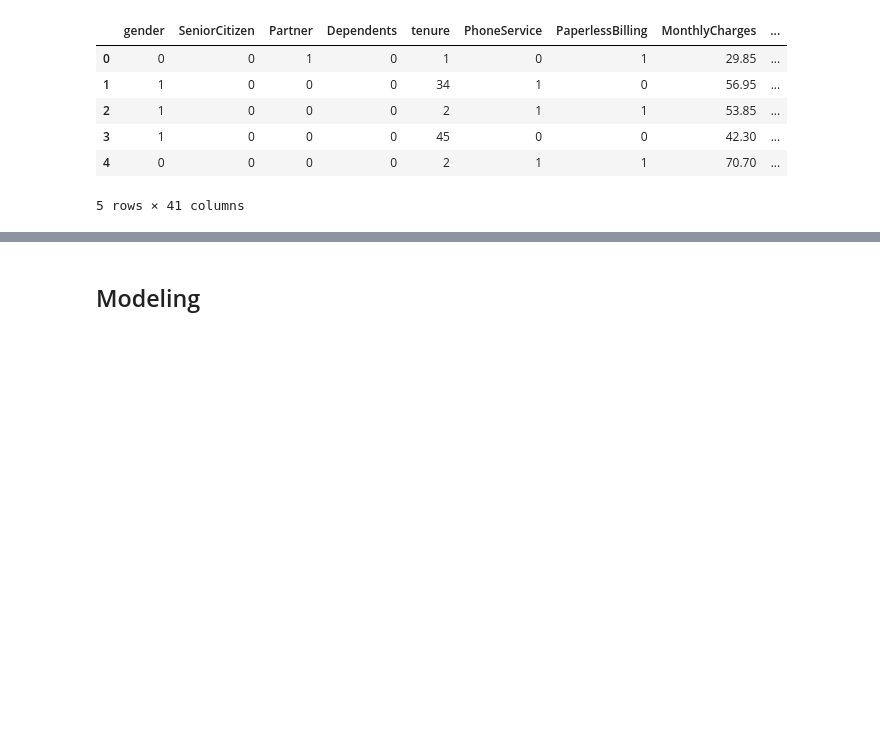
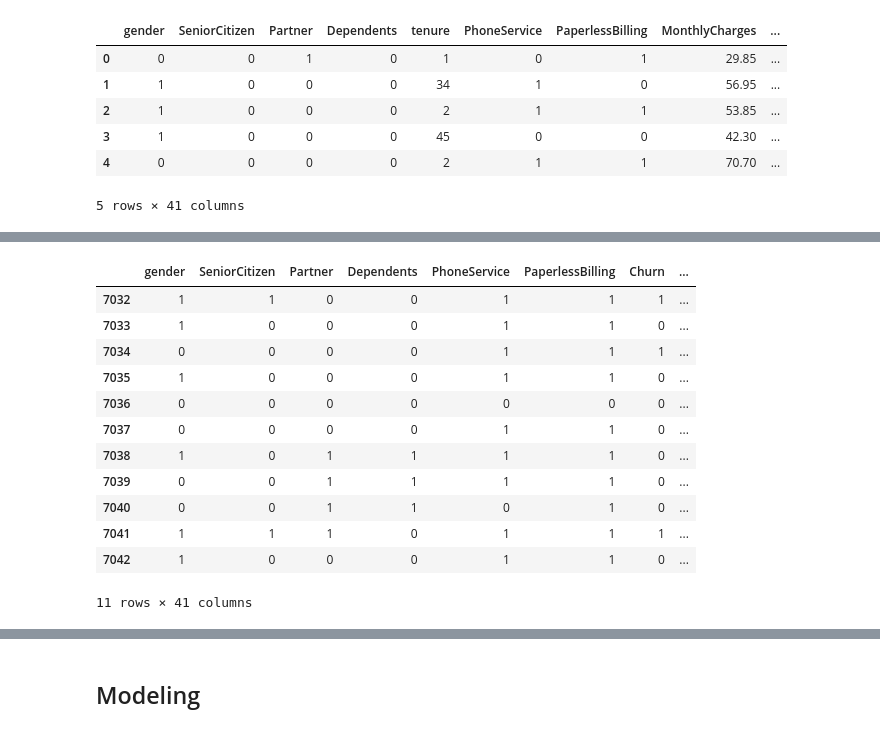
Before and after one commit to dsteven12/ds_biz_case_studies, a Jupyter notebook: Customer Churn - Why Do Customers Leave.ipynb, the cells around one changed output, grey strips where cells are left out. Cells and saved outputs as stored; diff of their text form; code cells hidden in the pictures; blank space fills up the shorter version.

Commit message:
Finished Processing Data for ML - Null Conversion to Mean for 11 Values

```diff
--- a/Customer Churn - Why Do Customers Leave.ipynb
+++ b/Customer Churn - Why Do Customers Leave.ipynb
@@ -308,4 +294,9 @@ std = StandardScaler()
 scaled = std.fit_transform(churn_df[num_cols])
 scaled = pd.DataFrame(scaled, columns=num_cols)
 
-#
+# Dropping Original Values merging Scaled Values for numerical columns
+telcom_df = churn_df.copy()
+churn_df = churn_df.drop(columns = num_cols, axis = 1)
+churn_df = churn_df.merge(scaled, left_index=True, right_index=True, how="left")
+
+churn_df.head()
@@ -332,0 +337,18 @@ Index(['gender', 'SeniorCitizen', 'Partner', 'Dependents', 'tenure',
+# %%
+# Turning Null values into averages for the column
+churn_df.fillna(churn_df.mean(), inplace=True)
+churn_df.tail(11)
+# %% [output]
+|  | gender | SeniorCitizen | Partner | Dependents | PhoneService | PaperlessBilling | Churn | ... |
+| 7032 | 1 | 1 | 0 | 0 | 1 | 1 | 1 | ... |
+| 7033 | 1 | 0 | 0 | 0 | 1 | 1 | 0 | ... |
+| 7034 | 0 | 0 | 0 | 0 | 1 | 1 | 1 | ... |
+| 7035 | 1 | 0 | 0 | 0 | 1 | 1 | 0 | ... |
+| 7036 | 0 | 0 | 0 | 0 | 0 | 0 | 0 | ... |
+| 7037 | 0 | 0 | 0 | 0 | 1 | 1 | 0 | ... |
+| 7038 | 1 | 0 | 1 | 1 | 1 | 1 | 0 | ... |
+| 7039 | 0 | 0 | 1 | 1 | 1 | 1 | 0 | ... |
+| 7040 | 0 | 0 | 1 | 1 | 0 | 1 | 0 | ... |
+| 7041 | 1 | 1 | 1 | 0 | 1 | 1 | 1 | ... |
+| 7042 | 1 | 0 | 0 | 0 | 1 | 1 | 0 | ... |
+11 rows × 41 columns
```
Also changed, not shown: parts of 7 cells of this notebook.
